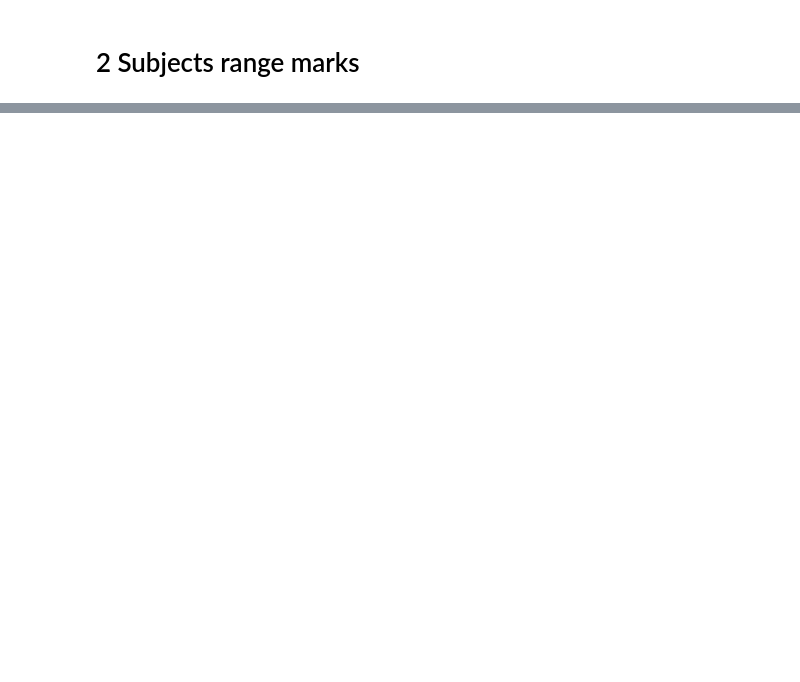
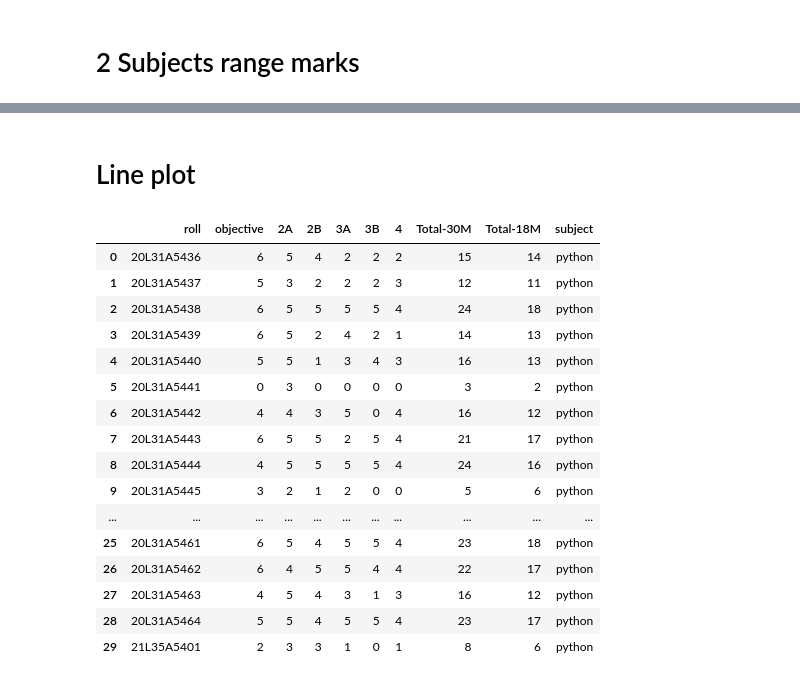
Before and after one commit to sasivatsal7122/Student-Marks-yonolesees-VIIT, a Jupyter notebook: yonolsees-2.ipynb, the cells around one changed output, grey strips where cells are left out. Saved outputs shown, nothing was run; the diff lists cells and outputs as text; code cells hidden in the pictures; blank space fills up the shorter version.

```diff
--- a/yonolsees-2.ipynb
+++ b/yonolsees-2.ipynb
@@ -1042,0 +1033,44 @@ Enter two values: 12 14
+# %% [markdown]
+# Line plot
+# %%
+python_line_chart = python
+dms_line_chart =  dms
+se_line_chart = se
+
+python_line_chart['subject'] = 'python'
+dms_line_chart['subject'] = 'dms'
+se_line_chart['subject'] = 'se'
+# %%
+def split_df(df):
+    if len(df) % 2 != 0:
+            df = df.iloc[:-1, :]
+    df1, df2 =  np.array_split(df, 2)
+    return df1, df2
+# %%
+python_line_chart1,python_line_chart2  = split_df(python_line_chart)
+dms_line_chart1,dms_line_chart2 = split_df(dms_line_chart)
+se_line_chart1,se_line_chart2 = split_df(se_line_chart)
+# %%
+final_line_chart_df1 = python_line_chart1.append([dms_line_chart1,se_line_chart1],ignore_index = True)
+final_line_chart_df1.head(30)
+
+final_line_chart_df2 = python_line_chart2.append([dms_line_chart2,se_line_chart2],ignore_index = True)
+final_line_chart_df2.head(30)
+# %% [output]
+|  | roll | objective | 2A | 2B | 3A | 3B | 4 | Total-30M | Total-18M | subject |
+| 0 | 20L31A5436 | 6 | 5 | 4 | 2 | 2 | 2 | 15 | 14 | python |
+| 1 | 20L31A5437 | 5 | 3 | 2 | 2 | 2 | 3 | 12 | 11 | python |
+| 2 | 20L31A5438 | 6 | 5 | 5 | 5 | 5 | 4 | 24 | 18 | python |
+| 3 | 20L31A5439 | 6 | 5 | 2 | 4 | 2 | 1 | 14 | 13 | python |
+| 4 | 20L31A5440 | 5 | 5 | 1 | 3 | 4 | 3 | 16 | 13 | python |
+| 5 | 20L31A5441 | 0 | 3 | 0 | 0 | 0 | 0 | 3 | 2 | python |
+| 6 | 20L31A5442 | 4 | 4 | 3 | 5 | 0 | 4 | 16 | 12 | python |
+| 7 | 20L31A5443 | 6 | 5 | 5 | 2 | 5 | 4 | 21 | 17 | python |
+| 8 | 20L31A5444 | 4 | 5 | 5 | 5 | 5 | 4 | 24 | 16 | python |
+| 9 | 20L31A5445 | 3 | 2 | 1 | 2 | 0 | 0 | 5 | 6 | python |
+| ... | ... | ... | ... | ... | ... | ... | ... | ... | ... | ... |
+| 25 | 20L31A5461 | 6 | 5 | 4 | 5 | 5 | 4 | 23 | 18 | python |
+| 26 | 20L31A5462 | 6 | 4 | 5 | 5 | 4 | 4 | 22 | 17 | python |
+| 27 | 20L31A5463 | 4 | 5 | 4 | 3 | 1 | 3 | 16 | 12 | python |
+| 28 | 20L31A5464 | 5 | 5 | 4 | 5 | 5 | 4 | 23 | 17 | python |
+| 29 | 21L35A5401 | 2 | 3 | 3 | 1 | 0 | 1 | 8 | 6 | python |
```
Also changed, not shown: parts of 11 cells of this notebook, 3 other files.
